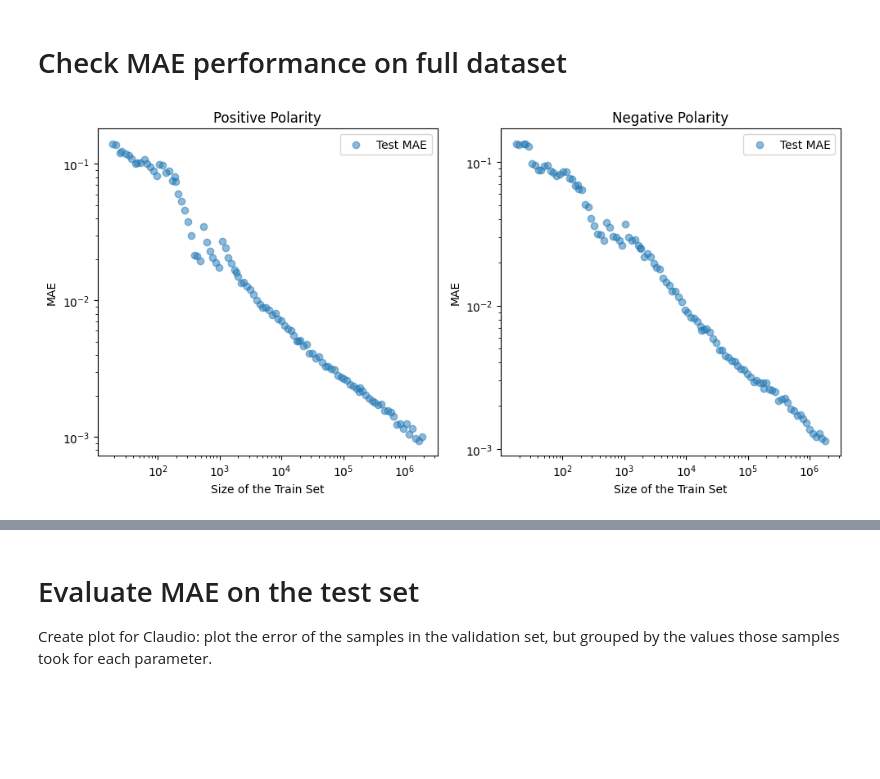
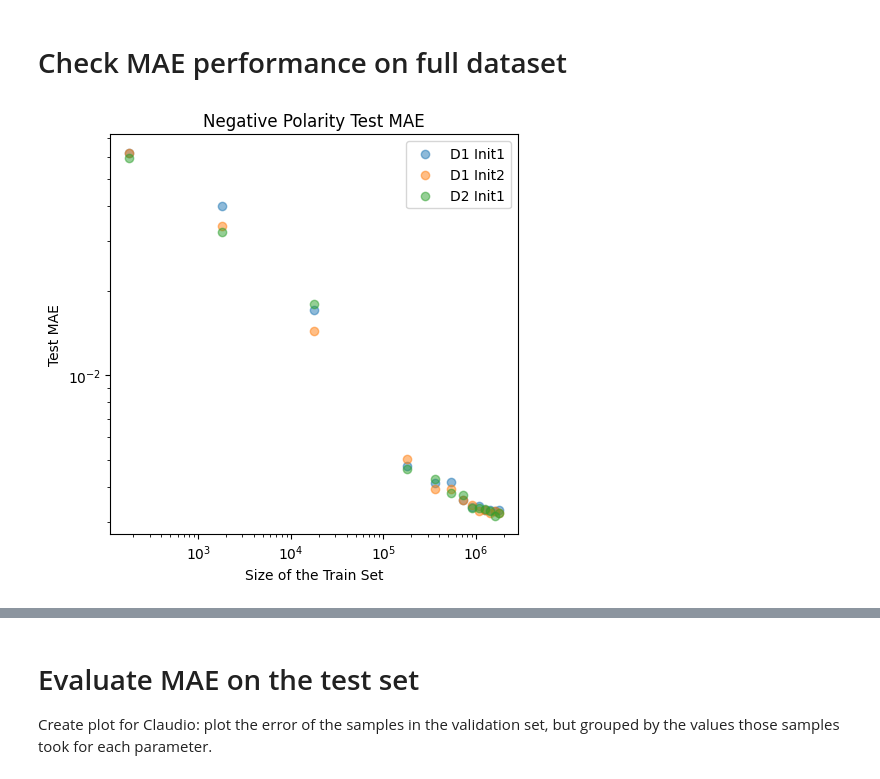
Before and after one commit to hawaii-ai/GalacticCosmicRays, a Jupyter notebook: notebooks/plot/plot_nn_train_size.ipynb, the cells around one changed output, grey strips where cells are left out. Cells and saved outputs as stored; diff of their text form; code cells hidden in the pictures; blank space fills up the shorter version.

```diff
--- a/notebooks/plot/plot_nn_train_size.ipynb
+++ b/notebooks/plot/plot_nn_train_size.ipynb
@@ -27,37 +27,29 @@ Using TensorFlow backend
 # Check MAE performance on full dataset
 # %%
 # Load data from csv: train_size, train_mae, val_mae
-dir = '../../models/model_size_investigation'
-pos = np.loadtxt(f'{dir}/pos.csv', delimiter=',')
-neg = np.loadtxt(f'{dir}/neg.csv', delimiter=',')
+dir = '../../models/model_size_investigation_regularized_0.0001'
+neg_d1_init1 = np.loadtxt(f'{dir}/data_d1_bootstrap_b1_model_init1_neg.csv', delimiter=',')
+neg_d1_init2 = np.loadtxt(f'{dir}/data_d1_bootstrap_b1_model_init2_neg.csv', delimiter=',')
+neg_d2_init1 = np.loadtxt(f'{dir}/data_d2_bootstrap_b1_model_init1_neg.csv', delimiter=',')
 
-pos[:, 0] = pos[:, 0] * 1_879_546
-neg[:, 0] = neg[:, 0] * 1_788_892
+neg_d1_init1[:, 0] = neg_d1_init1[:, 0] * 1_788_892
+neg_d1_init2[:, 0] = neg_d1_init2[:, 0] * 1_788_892
+neg_d2_init1[:, 0] = neg_d2_init1[:, 0] * 1_788_892
 
 # Plot the train size against the train and validation mae
-plt.figure(figsize=(10, 5))
-plt.subplot(1, 2, 1)
-# plt.scatter(pos[:, 0], pos[:, 1], alpha=0.5, label='Train MAE')
-plt.scatter(pos[:, 0], pos[:, 2], alpha=0.5, label='Test MAE')
+plt.figure(figsize=(5, 5))
+plt.scatter(neg_d1_init1[:, 0], neg_d1_init1[:, 2], alpha=0.5, label='D1 Init1')
+plt.scatter(neg_d1_init2[:, 0], neg_d1_init2[:, 2], alpha=0.5, label='D1 Init2')
+plt.scatter(neg_d2_init1[:, 0], neg_d2_init1[:, 2], alpha=0.5, label='D2 Init1')
 plt.xscale('log')
 plt.yscale('log')
 plt.xlabel('Size of the Train Set')
-plt.ylabel('MAE')
-plt.title('Positive Polarity')
-plt.legend()
-
-plt.subplot(1, 2, 2)
-# plt.scatter(neg[:, 0], neg[:, 1], alpha=0.5, label='Train MAE')
-plt.scatter(neg[:, 0], neg[:, 2], alpha=0.5, label='Test MAE')
-plt.xscale('log')
-plt.yscale('log')
-plt.xlabel('Size of the Train Set')
-plt.ylabel('MAE')
-plt.title('Negative Polarity')
+plt.ylabel('Test MAE')
+plt.title('Negative Polarity Test MAE')
 plt.legend()
 
 plt.tight_layout()
 plt.savefig(f'{dir}/all_models_size_vs_mae.png')
 plt.show()
 # %% [output]
-[figure, old version]
+[figure, new version]
```
Also changed, not shown: parts of 2 cells of this notebook, 38 other files.
